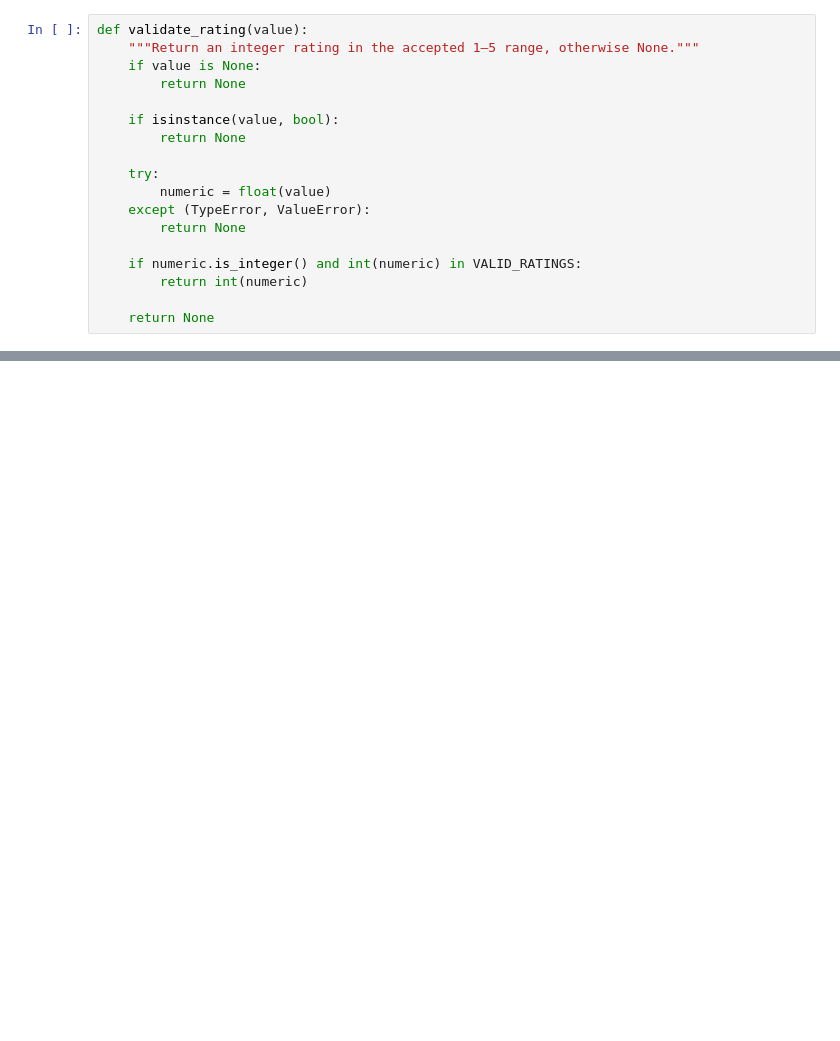
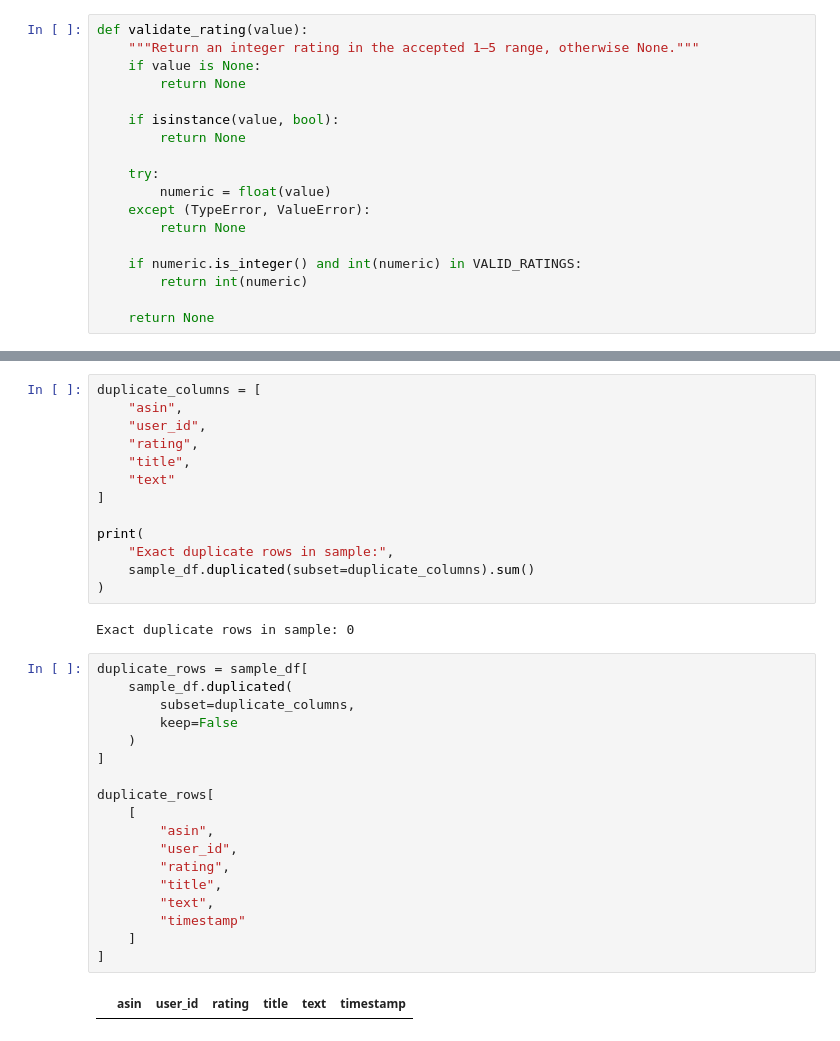
Before and after one commit to Ujjawal-Bisht/ForeSightAI, a Jupyter notebook: notebooks/ingestion/02_data_preprocessing.ipynb, the cells around one changed output, grey strips where cells are left out. Cells and saved outputs as stored; diff of their text form; blank space fills up the shorter version.

```diff
--- a/notebooks/ingestion/02_data_preprocessing.ipynb
+++ b/notebooks/ingestion/02_data_preprocessing.ipynb
@@ -260,0 +371,35 @@ def validate_rating(value):
+# %%
+duplicate_columns = [
+    "asin",
+    "user_id",
+    "rating",
+    "title",
+    "text"
+]
+
+print(
+    "Exact duplicate rows in sample:",
+    sample_df.duplicated(subset=duplicate_columns).sum()
+)
+# %% [output]
+Exact duplicate rows in sample: 0
+# %%
+duplicate_rows = sample_df[
+    sample_df.duplicated(
+        subset=duplicate_columns,
+        keep=False
+    )
+]
+
+duplicate_rows[
+    [
+        "asin",
+        "user_id",
+        "rating",
+        "title",
+        "text",
+        "timestamp"
+    ]
+]
+# %% [output]
+|  | asin | user_id | rating | title | text | timestamp |
```
Also changed, not shown: parts of 16 cells of this notebook, 1 other file.
